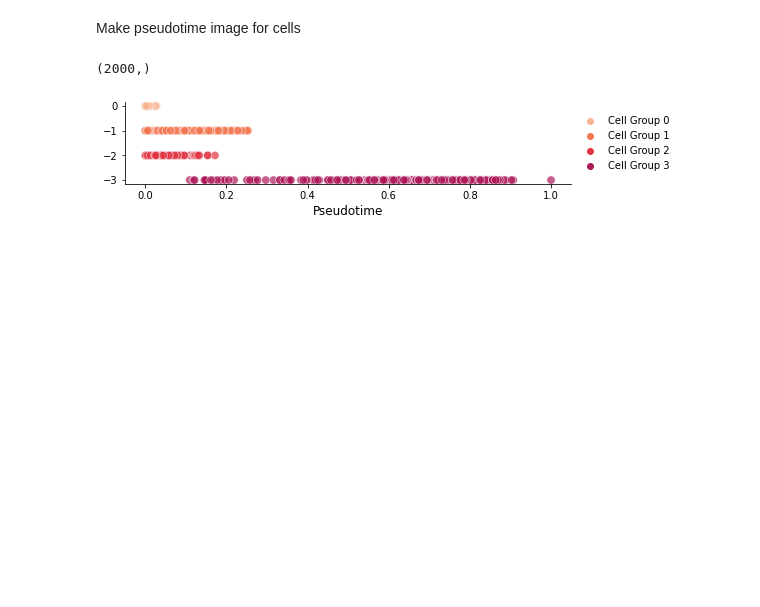
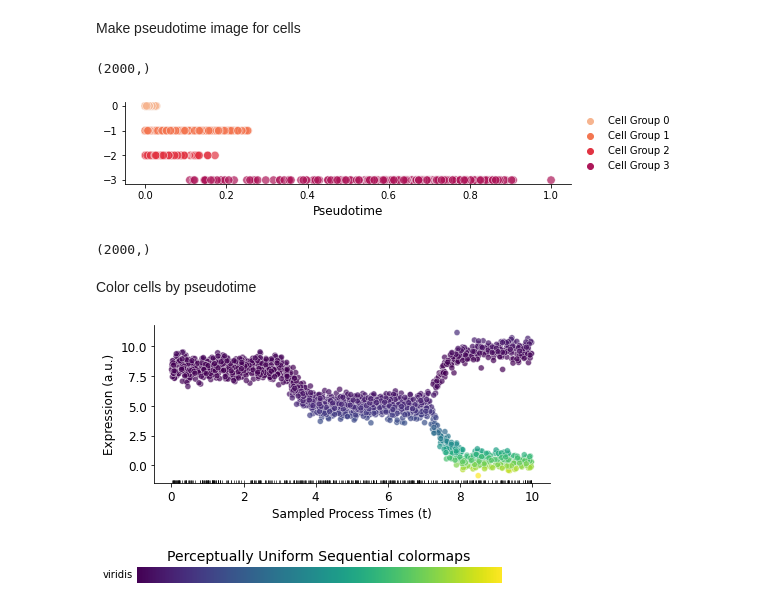
Before and after one commit to pachterlab/GFCP_2022, a Jupyter notebook: notebooks/abcd_sim.ipynb, the cells around one changed output. Drawn from its saved outputs; the diff is of its cells as text; code cells hidden in the pictures; blank space fills up the shorter version.

Commit message:
Add pseudotime colors

```diff
--- a/notebooks/abcd_sim.ipynb
+++ b/notebooks/abcd_sim.ipynb
@@ -206,3 +206,67 @@ ax.set_xlabel('Pseudotime',fontsize=12)
 plt.savefig('pseudotime.pdf')
 # %% [output]
 [figure]
+# %%
+dists.shape
+# %% [output]
+(2000,)
+# %% [markdown]
+Color cells by pseudotime
+# %%
+#for i in geneind:
+
+
+fig, ax = plt.subplots(nrows = 1, ncols = 1, figsize=(6.5,3))
+
+sns.scatterplot(t,X[:,1] + 5,hue=dists,alpha=0.7,palette=sns.color_palette("viridis",as_cmap=True),legend=False)
+
+# ---- Figure aesthetics ---
+#handles, labels = plt.gca().get_legend_handles_labels()
+#by_label = dict(zip(labels, handles))
+#ax.legend(by_label.values(), by_label.keys(),loc='center left',bbox_to_anchor=(1, 0.5),prop={'size': 10},frameon=False,ncol=1)
+
+# Hide the right and top spines
+ax.spines['right'].set_visible(False)
+ax.spines['top'].set_visible(False)
+
+ax.set_xlabel('Sampled Process Times (t)',fontsize=12)
+ax.set_ylabel('Expression (a.u.)',fontsize=12)
+
+
+samp = random.sample(list(t),int(len(t)/5))
+
+ax.xaxis.set_minor_locator(matplotlib.ticker.FixedLocator(samp))
+
+# We change the fontsize of minor ticks label
+ax.tick_params(axis='both', which='major', labelsize=12)
+ax.tick_params(axis='both', which='minor', size=3, direction='in')
+
+fig.tight_layout()
+plt.savefig('observedTimeswithPseudo.pdf')
+# %% [output]
+[figure, added]
+# %%
+def plot_color_gradients(cmap_category, cmap_list):
+    # Create figure and adjust figure height to number of colormaps
+    nrows = len(cmap_list)
+    figh = 0.35 + 0.15 + (nrows + (nrows-1)*0.1)*0.22
+    fig, axes = plt.subplots(nrows=nrows, figsize=(6.4, figh))
+    fig.subplots_adjust(top=1-.35/figh, bottom=.15/figh, left=0.2, right=0.99)
+
+    axes.set_title(cmap_category + ' colormaps', fontsize=14)
+
+    #for ax, name in zip(axes, cmap_list):
+    axes.imshow(gradient, aspect='auto', cmap=plt.get_cmap(cmap_list[0]))
+    axes.text(-.01, .5, cmap_list[0], va='center', ha='right', fontsize=10, transform=axes.transAxes)
+
+    # Turn off *all* ticks & spines, not just the ones with colormaps.
+    #for ax in axes:
+    axes.set_axis_off()
+
+gradient = np.linspace(0, 1, 256)
+gradient = np.vstack((gradient, gradient))
+
+plot_color_gradients('Perceptually Uniform Sequential', ['viridis'])
+plt.savefig('viridis.pdf')
+# %% [output]
+[figure, added]
```
Also changed, not shown: parts of 3 cells of this notebook.
